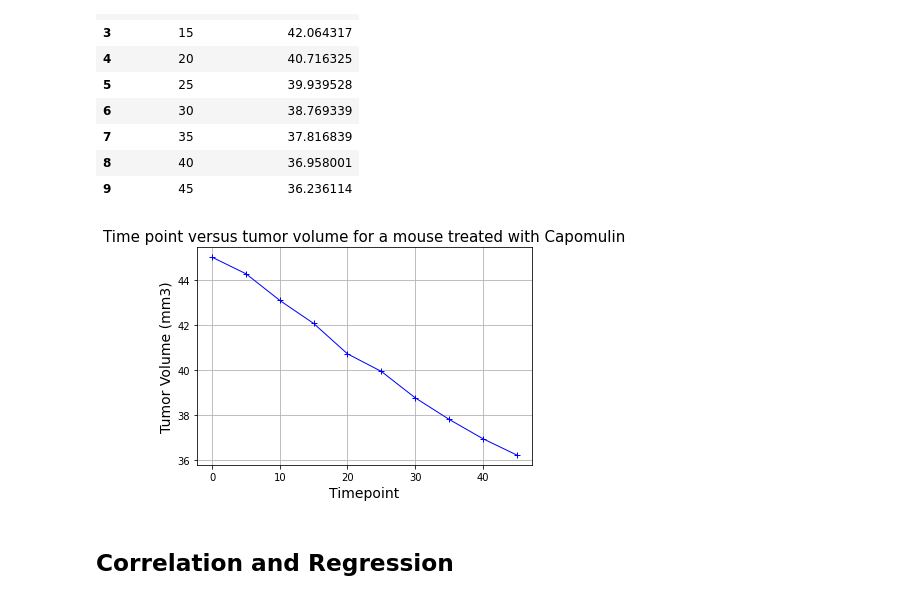
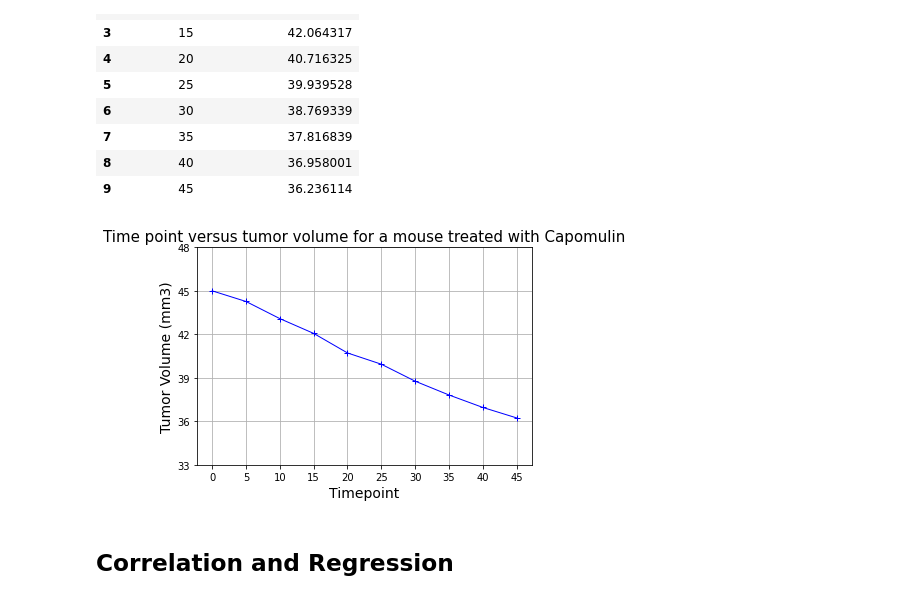
Before and after one commit to trezeget-1/Matplotlib_homework, a Jupyter notebook: 05-Matplotlib HWK/Pymaceuticals/pymaceuticals_starter.ipynb, the cells around one changed output. Cells and saved outputs as stored; diff of their text form; code cells hidden in the pictures.

```diff
--- a/05-Matplotlib HWK/Pymaceuticals/pymaceuticals_starter.ipynb
+++ b/05-Matplotlib HWK/Pymaceuticals/pymaceuticals_starter.ipynb
@@ -387,14 +387,16 @@ mice_with_capomulin_data
 # %%
 # Generate a line plot of time point versus tumor volume for a mouse treated with Capomulin
 
 plt.plot(mice_with_capomulin_data["Timepoint"],mice_with_capomulin_data["Tumor Volume (mm3)"],marker='+',color="blue", linewidth=1)
 plt.xlabel("Timepoint", fontsize=14)
 plt.ylabel("Tumor Volume (mm3)", fontsize=14)
 plt.title("Time point versus tumor volume for a mouse treated with Capomulin", fontsize=15)
+plt.yticks(np.arange(33, 51, 3))
+plt.xticks(np.arange(0, 50, 5))
 plt.grid()
 plt.show()
 # %% [output]
-[figure, old version]
+[figure, new version]
 # %%
 # Generate a scatter plot of mouse weight versus average tumor volume for the Capomulin regimen
 # %% [markdown]
```
